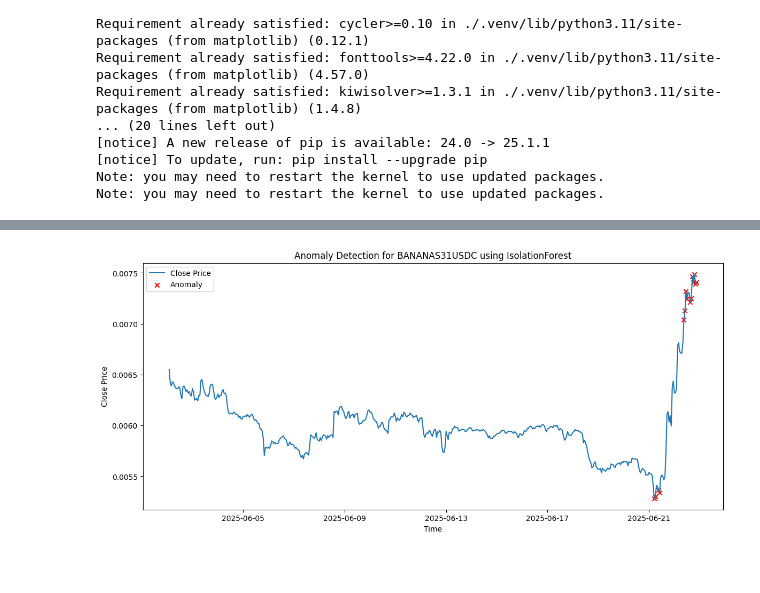
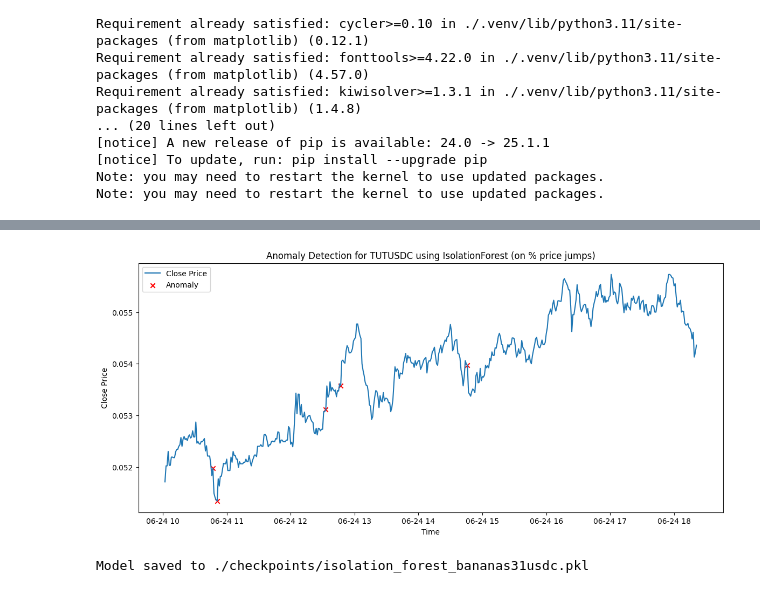
Before and after one commit to carkod/binbot-notebooks, a Jupyter notebook: anomaly_detection_isolation_forest.ipynb, the cells around one changed output, grey strips where cells are left out. Saved outputs shown, nothing was run; the diff lists cells and outputs as text; code cells hidden in the pictures; blank space fills up the shorter version.

Commit message:
Anomaly detection with Isolation forest

```diff
--- a/anomaly_detection_isolation_forest.ipynb
+++ b/anomaly_detection_isolation_forest.ipynb
@@ -33,49 +35,59 @@ from sklearn.ensemble import IsolationForest
 import pandas as pd
 import requests
 import matplotlib.pyplot as plt
+import joblib
+
 
 # Parameters
-symbol = 'BANANAS31USDC'
-interval = '1h'
-limit = 500
+symbol = 'TUTUSDC'
+interval = '15m'
 
-# Fetch klines from Binance API
-url = f'https://api.binance.com/api/v3/klines?symbol={symbol}&interval={interval}&limit={limit}'
+# Fetch klines from Binbot API
+url = f'https://api.terminal.binbot.in/charts/timeseries?symbol={symbol}&interval={interval}'
 response = requests.get(url)
 data = response.json()
+klines = data['data']
 
 # Prepare DataFrame
-df = pd.DataFrame(data, columns=[
-    'open_time', 'open', 'high', 'low', 'close', 'volume',
-    'close_time', 'quote_asset_volume', 'number_of_trades',
-    'taker_buy_base_asset_volume', 'taker_buy_quote_asset_volume', 'ignore'
-])
+df = pd.DataFrame(klines)
 
 # Convert types
 for col in ['open', 'high', 'low', 'close', 'volume']:
     df[col] = df[col].astype(float)
-df['open_time'] = pd.to_datetime(df['open_time'], unit='ms')
+df['open_time'] = pd.to_datetime(df['open_time'])
 df.set_index('open_time', inplace=True)
 
-# Use closing price for anomaly detection
-X = df[['close']].values
+# Calculate relative price change (percentage change)
+df['close_pct_change'] = df['close'].pct_change().fillna(0)
 
-# Fit IsolationForest
-iso_forest = IsolationForest(contamination=0.03, random_state=42)
+# Use relative price change for anomaly detection
+X = df[['close_pct_change']].values
+
+# Fit IsolationForest (less sensitive)
+iso_forest = IsolationForest(contamination=0.01, random_state=42)
 df['anomaly'] = iso_forest.fit_predict(X)
 
 # -1 indicates anomaly, 1 indicates normal
 anomalies = df[df['anomaly'] == -1]
-print(f"Number of anomalies detected: {len(anomalies)}")
-print(anomalies[['close']])
+# Sort anomalies by absolute relative price change
+anomalies_sorted = anomalies.reindex(anomalies['close_pct_change'].abs().sort_values(ascending=False).index)
+
+print(f"Number of anomalies detected: {len(anomalies_sorted)}")
+print(anomalies_sorted[['close', 'close_pct_change']])
+print('Timestamps of detected anomalies:')
+print(anomalies_sorted.index)
 
 # Plot results
 plt.figure(figsize=(14, 6))
 plt.plot(df.index, df['close'], label='Close Price')
-plt.scatter(anomalies.index, anomalies['close'], color='red', label='Anomaly', marker='x')
-plt.title(f'Anomaly Detection for {symbol} using IsolationForest')
+plt.scatter(anomalies_sorted.index, anomalies_sorted['close'], color='red', label='Anomaly', marker='x')
+plt.title(f'Anomaly Detection for {symbol} using IsolationForest (on % price jumps)')
 plt.xlabel('Time')
 plt.ylabel('Close Price')
 plt.legend()
 plt.show()
+
+# Save the trained IsolationForest model to the checkpoints folder
+joblib.dump(iso_forest, './checkpoints/isolation_forest_bananas31usdc.pkl')
+print('Model saved to ./checkpoints/isolation_forest_bananas31usdc.pkl')
 # %% [output]
@@ -100 +107,2 @@ open_time
-[figure, old version]
+[figure, new version]
+Model saved to ./checkpoints/isolation_forest_bananas31usdc.pkl
```
Also changed, not shown: parts of 6 cells of this notebook, 3 other files.
